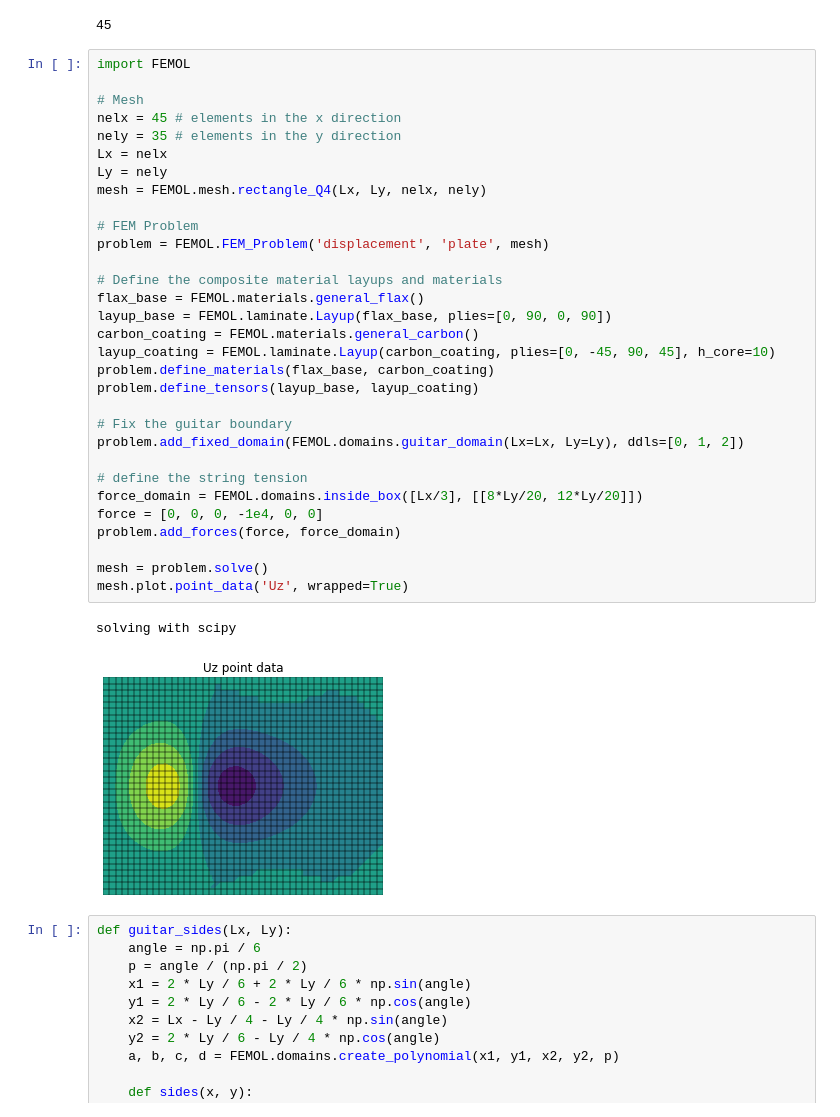
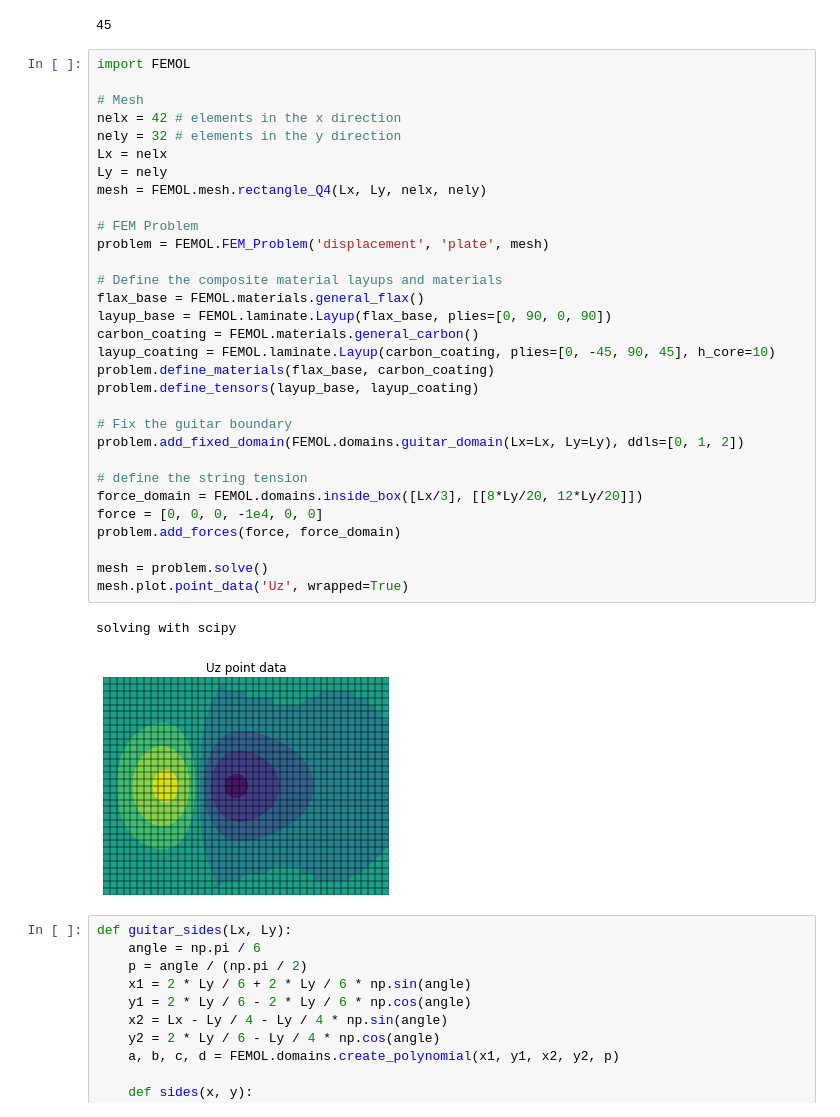
Before and after one commit to olivecha/FEMOL, a Jupyter notebook: DEV_Notebook.ipynb, the cells around one changed output. Drawn from its saved outputs; the diff is of its cells as text.

```diff
--- a/DEV_Notebook.ipynb
+++ b/DEV_Notebook.ipynb
@@ -92,36 +92,36 @@ Type "help", "copyright", "credits" or "license" for more information.
 import FEMOL
 
 # Mesh
-nelx = 45 # elements in the x direction
-nely = 35 # elements in the y direction
+nelx = 42 # elements in the x direction
+nely = 32 # elements in the y direction
 Lx = nelx
 Ly = nely
 mesh = FEMOL.mesh.rectangle_Q4(Lx, Ly, nelx, nely)
 
 # FEM Problem
 problem = FEMOL.FEM_Problem('displacement', 'plate', mesh)
 
 # Define the composite material layups and materials
 flax_base = FEMOL.materials.general_flax()
 layup_base = FEMOL.laminate.Layup(flax_base, plies=[0, 90, 0, 90])
 carbon_coating = FEMOL.materials.general_carbon()
 layup_coating = FEMOL.laminate.Layup(carbon_coating, plies=[0, -45, 90, 45], h_core=10)
 problem.define_materials(flax_base, carbon_coating)
 problem.define_tensors(layup_base, layup_coating)
 
 # Fix the guitar boundary
 problem.add_fixed_domain(FEMOL.domains.guitar_domain(Lx=Lx, Ly=Ly), ddls=[0, 1, 2])
 
 # define the string tension
 force_domain = FEMOL.domains.inside_box([Lx/3], [[8*Ly/20, 12*Ly/20]])
 force = [0, 0, 0, -1e4, 0, 0]
 problem.add_forces(force, force_domain)
 
 mesh = problem.solve()
 mesh.plot.point_data('Uz', wrapped=True)
 # %% [output]
 solving with scipy
-[figure, old version]
+[figure, new version]
 # %%
 def guitar_sides(Lx, Ly):
     angle = np.pi / 6
```
Also changed, not shown: parts of 9 cells of this notebook.
